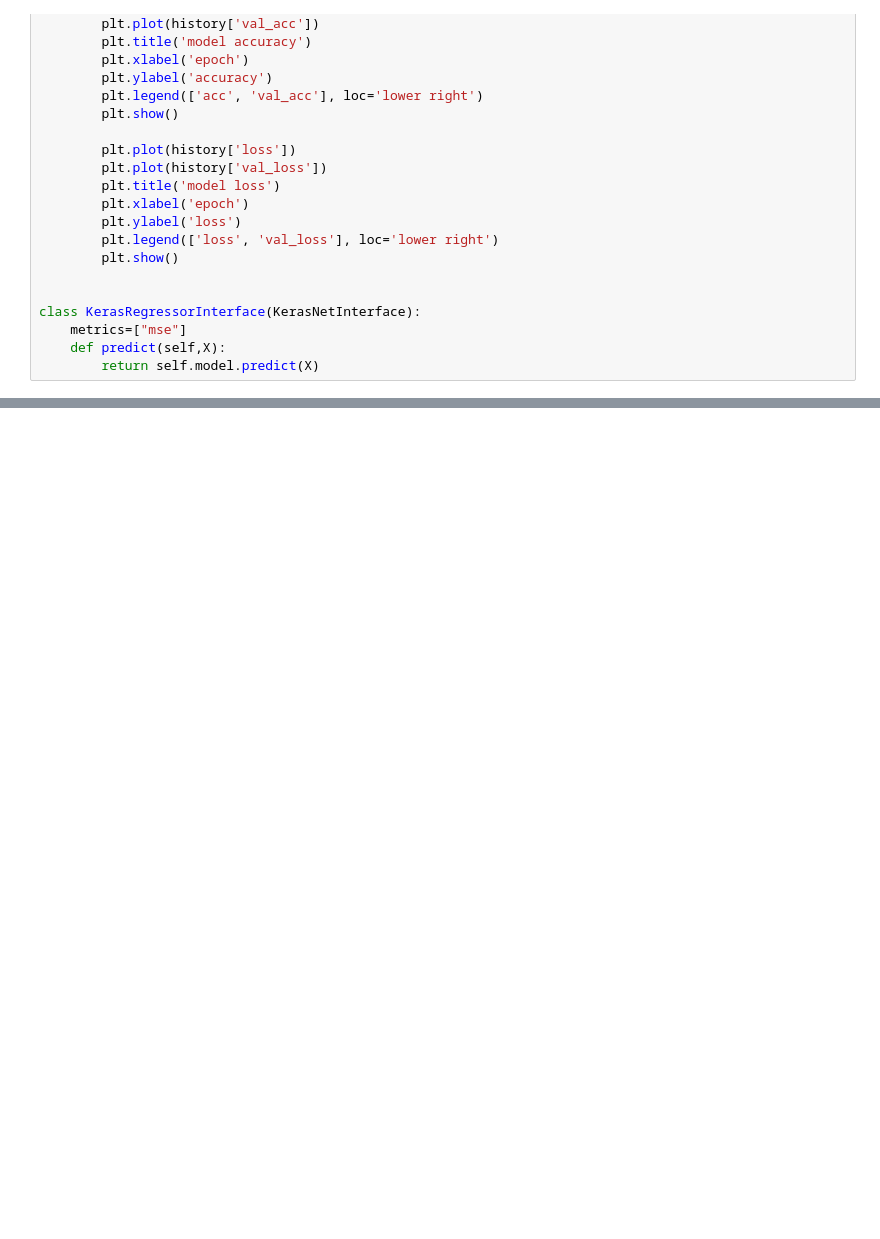
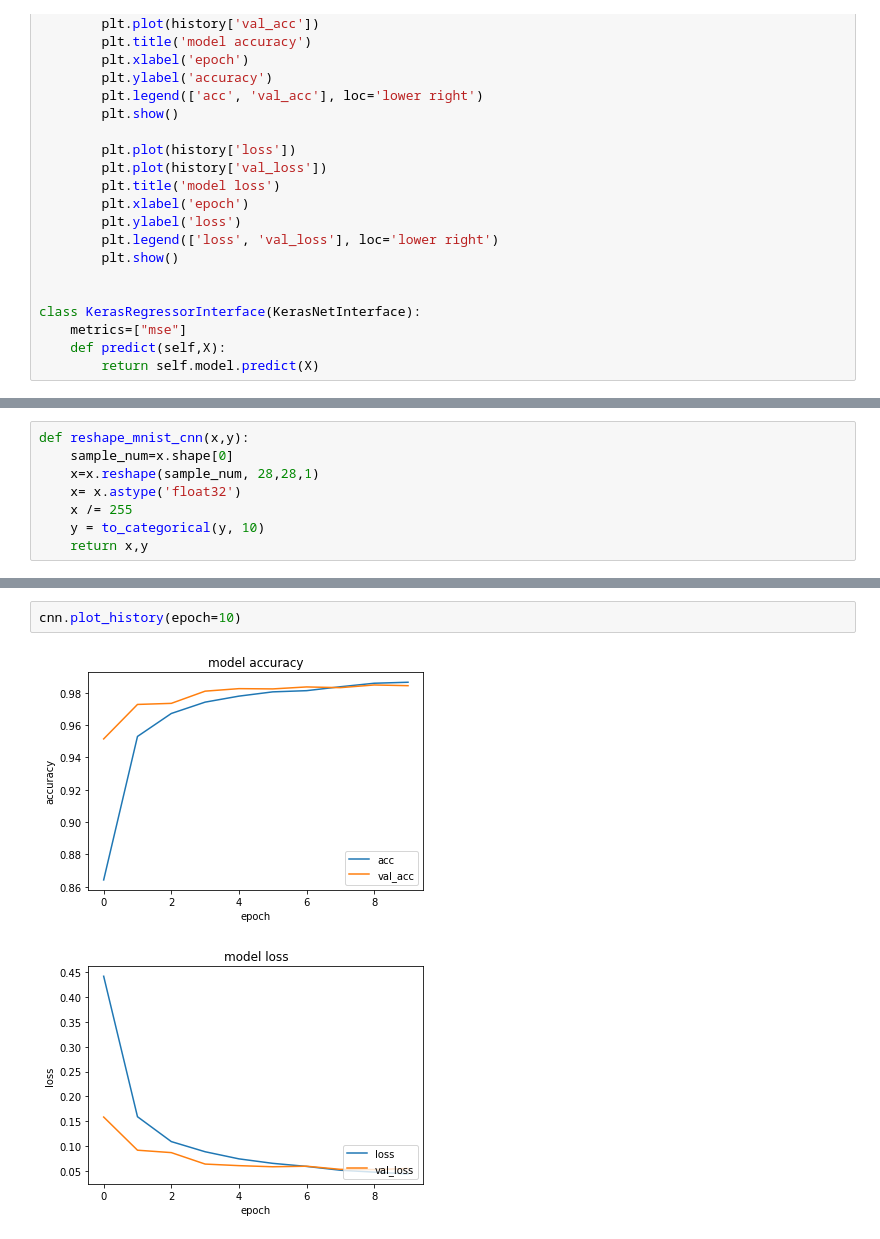
Before and after one commit to habroptilus/keras-tools, a Jupyter notebook: mnist_mlp.ipynb, the cells around one changed output, grey strips where cells are left out. Cells and saved outputs as stored; diff of their text form; blank space fills up the shorter version.

```diff
--- a/mnist_mlp.ipynb
+++ b/mnist_mlp.ipynb
@@ -178,5 +215,13 @@ def reshape_mnist(x,y):
     x /= 255
     y = to_categorical(y, 10)
     return x,y
+# %%
+def reshape_mnist_cnn(x,y):
+    sample_num=x.shape[0]
+    x=x.reshape(sample_num, 28,28,1)
+    x= x.astype('float32')
+    x /= 255
+    y = to_categorical(y, 10)
+    return x,y
 # %%
 (x_train, y_train), (x_test, y_test) = mnist.load_data()
@@ -220,0 +272,5 @@ model.evaluate(x_test,y_test)
+# %%
+cnn.plot_history(epoch=10)
+# %% [output]
+[figure, added]
+[figure, added]
```
Also changed, not shown: parts of 15 cells of this notebook.
